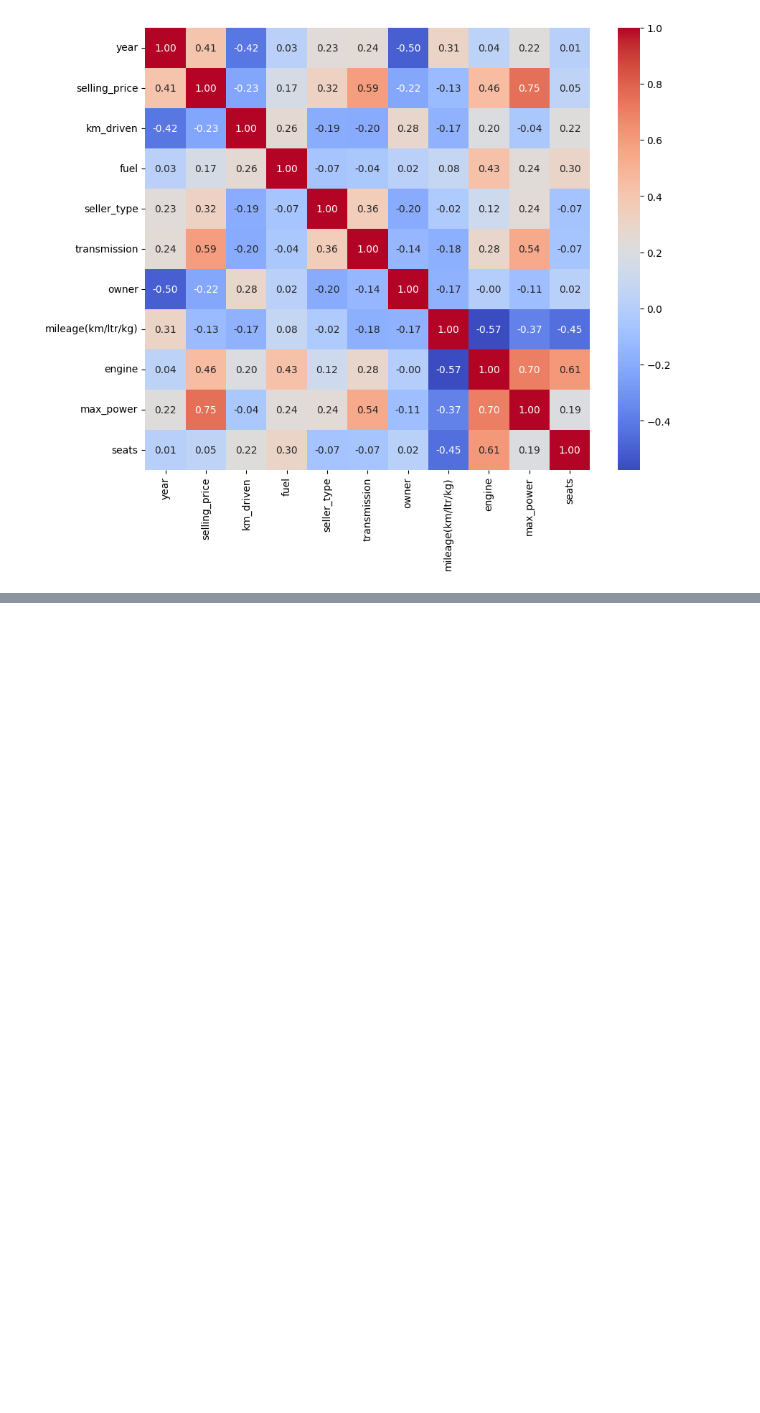
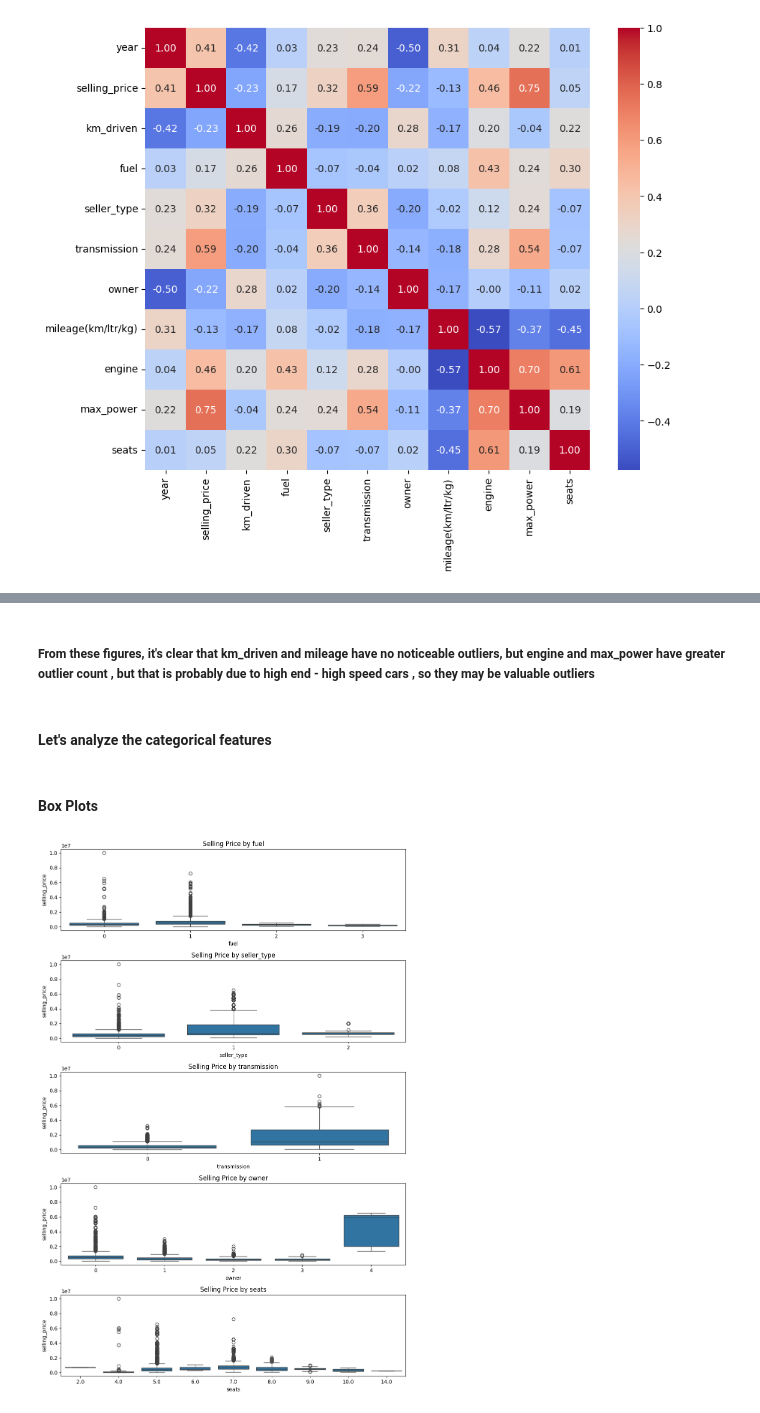
Before and after one commit to manishdhakal2/CarSellingPrices, a Jupyter notebook: notebook/Untitled.ipynb, the cells around one changed output, grey strips where cells are left out. Cells and saved outputs as stored; diff of their text form; code cells hidden in the pictures; blank space fills up the shorter version.

```diff
--- a/notebook/Untitled.ipynb
+++ b/notebook/Untitled.ipynb
@@ -186,0 +227,21 @@ plt.show()
+# %% [markdown]
+<h5> From these figures, it's clear that km_driven and mileage have no noticeable outliers, but engine and max_power have greater outlier count , but that is probably due to high end - high speed cars , so they may be valuable outliers</h5>
+# %% [markdown]
+<h4> Let's analyze the categorical features</h4>
+# %% [markdown]
+<h4>Box Plots</h4>
+# %%
+categorical_columns=["fuel","seller_type","transmission","owner","seats"]
+
+plt.figure(figsize=(10,15))
+
+for ind,col in enumerate(categorical_columns):
+    plt.subplot(5,1,ind+1)
+
+    sns.boxplot(x=col, y='selling_price', data=dataset)
+    plt.title(f'Selling Price by {col}')
+
+
+    plt.tight_layout()
+# %% [output]
+[figure, added]
```
Also changed, not shown: parts of 10 cells of this notebook.
